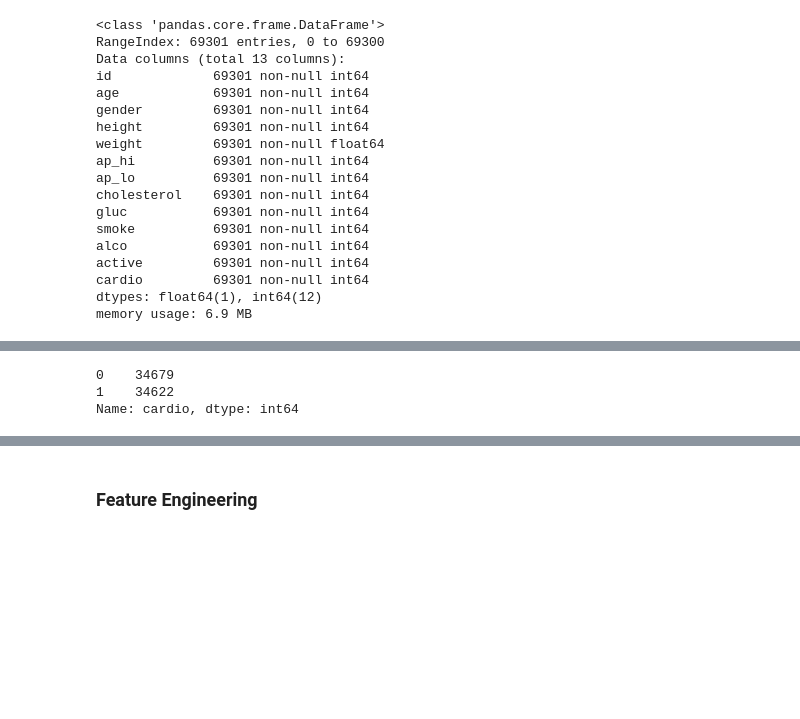
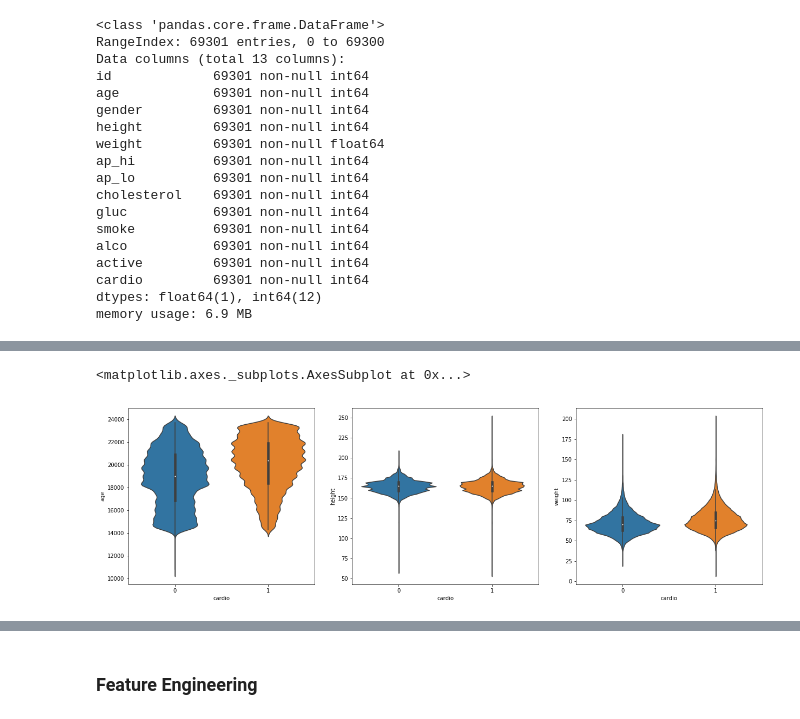
Before and after one commit to blurred-machine/Cardiovascular-Disease-Detection-End-to-End-ML-Project, a Jupyter notebook: cardiovascular desease detection.ipynb, the cells around one changed output, grey strips where cells are left out. Saved outputs shown, nothing was run; the diff lists cells and outputs as text; code cells hidden in the pictures; blank space fills up the shorter version.

```diff
--- a/cardiovascular desease detection.ipynb
+++ b/cardiovascular desease detection.ipynb
@@ -92,7 +123,9 @@ df_X = raw_df.drop(["id", "cardio"], axis=1)
 df_y = raw_df.loc[:, "cardio"]
-# %%
-raw_df.cardio.value_counts()
-# %% [output]
-0    34679
-1    34622
-Name: cardio, dtype: int64
+# %%
+fig, axes = plt.subplots(1, 3, figsize=(21,6))
+sns.violinplot(x="cardio", y="age", data=raw_df, ax=axes[0])
+sns.violinplot(x="cardio", y="height", data=raw_df, ax=axes[1])
+sns.violinplot(x="cardio", y="weight", data=raw_df, ax=axes[2])
+# %% [output]
+<matplotlib.axes._subplots.AxesSubplot at 0x...>
+[figure, added]
```
Also changed, not shown: parts of 24 cells of this notebook, 4 other files.
